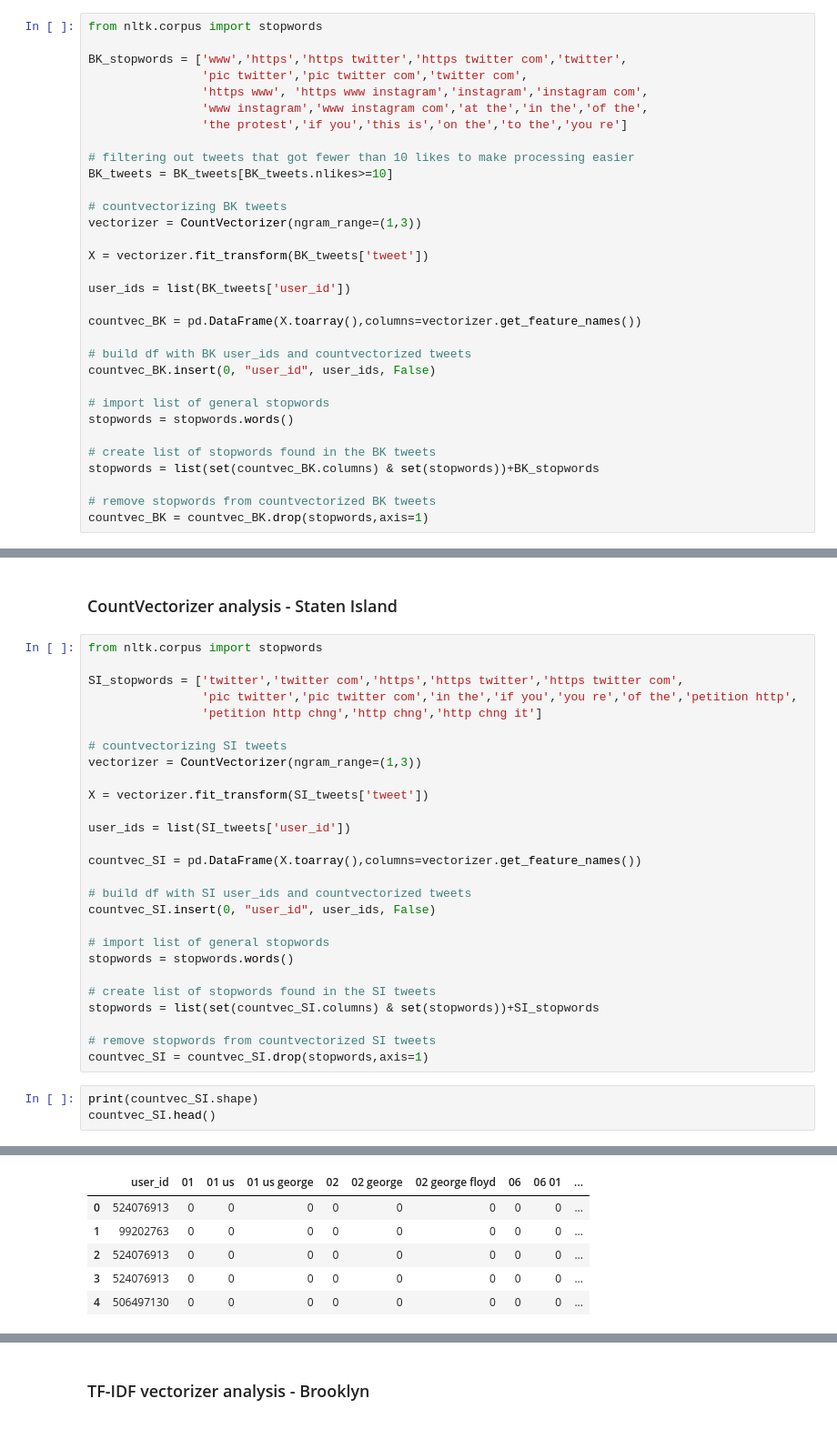
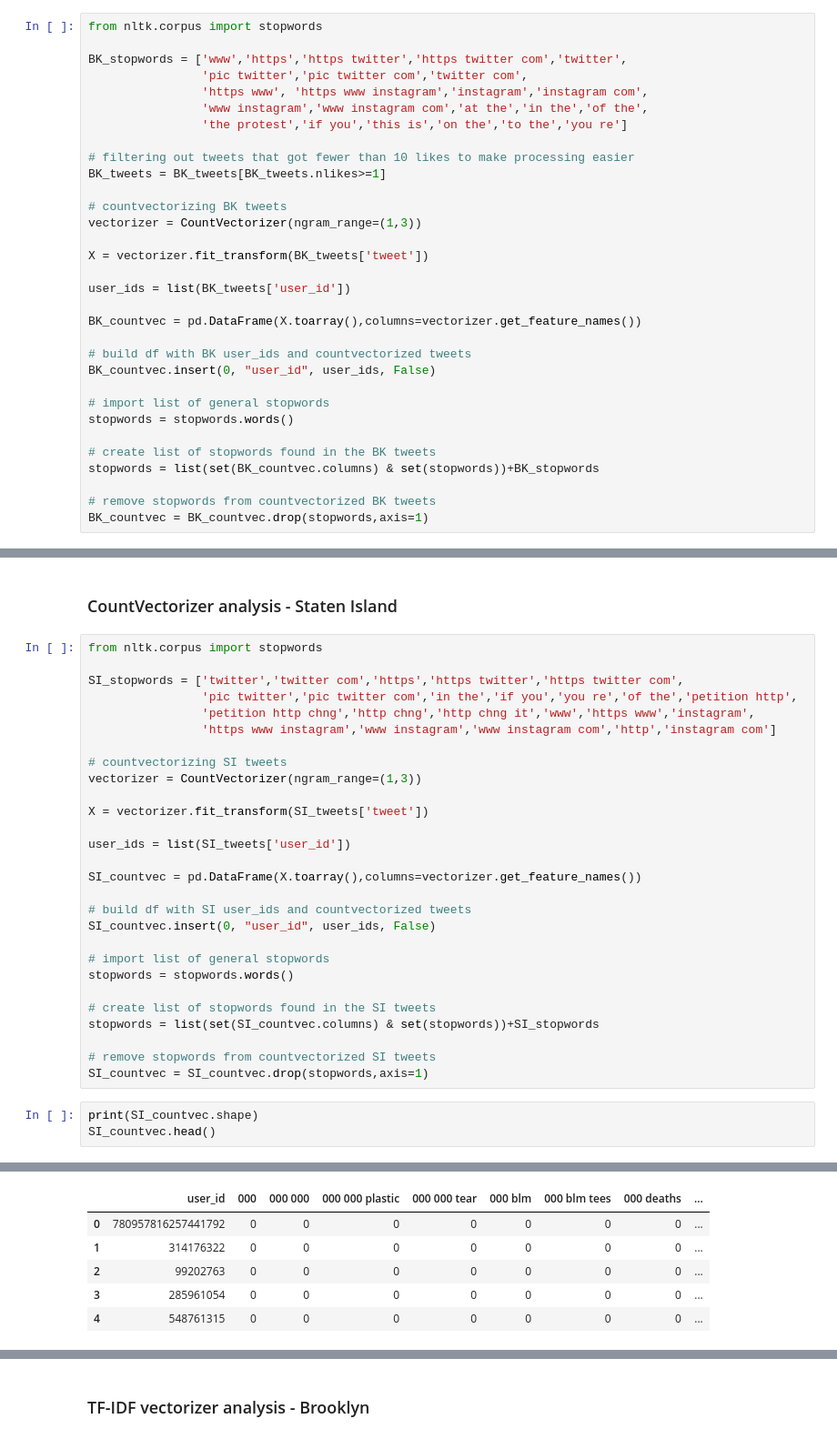
Before and after one commit to LeeTKho/Twitter, a Jupyter notebook: Keyword Analysis.ipynb, the cells around one changed output, grey strips where cells are left out. Shown at 91% size. Drawn from its saved outputs; the diff is of its cells as text.

```diff
--- a/Keyword Analysis.ipynb
+++ b/Keyword Analysis.ipynb
@@ -21,7 +21,7 @@ BK_stopwords = ['www','https','https twitter','https twitter com','twitter',
                 'the protest','if you','this is','on the','to the','you re']
 
 # filtering out tweets that got fewer than 10 likes to make processing easier
-BK_tweets = BK_tweets[BK_tweets.nlikes>=10]
+BK_tweets = BK_tweets[BK_tweets.nlikes>=1]
 
 # countvectorizing BK tweets
 vectorizer = CountVectorizer(ngram_range=(1,3))
@@ -30,17 +30,17 @@ X = vectorizer.fit_transform(BK_tweets['tweet'])
 
 user_ids = list(BK_tweets['user_id'])
 
-countvec_BK = pd.DataFrame(X.toarray(),columns=vectorizer.get_feature_names())
+BK_countvec = pd.DataFrame(X.toarray(),columns=vectorizer.get_feature_names())
 
 # build df with BK user_ids and countvectorized tweets
-countvec_BK.insert(0, "user_id", user_ids, False)
+BK_countvec.insert(0, "user_id", user_ids, False)
 
 # import list of general stopwords
 stopwords = stopwords.words()
 
 # create list of stopwords found in the BK tweets
-stopwords = list(set(countvec_BK.columns) & set(stopwords))+BK_stopwords
+stopwords = list(set(BK_countvec.columns) & set(stopwords))+BK_stopwords
 
 # remove stopwords from countvectorized BK tweets
-countvec_BK = countvec_BK.drop(stopwords,axis=1)
+BK_countvec = BK_countvec.drop(stopwords,axis=1)
 # %%
@@ -92,7 +86,8 @@ from nltk.corpus import stopwords
 
 SI_stopwords = ['twitter','twitter com','https','https twitter','https twitter com',
                 'pic twitter','pic twitter com','in the','if you','you re','of the','petition http',
-                'petition http chng','http chng','http chng it']
+                'petition http chng','http chng','http chng it','www','https www','instagram',
+                'https www instagram','www instagram','www instagram com','http','instagram com']
 
 # countvectorizing SI tweets
 vectorizer = CountVectorizer(ngram_range=(1,3))
@@ -101,20 +96,20 @@ X = vectorizer.fit_transform(SI_tweets['tweet'])
 
 user_ids = list(SI_tweets['user_id'])
 
-countvec_SI = pd.DataFrame(X.toarray(),columns=vectorizer.get_feature_names())
+SI_countvec = pd.DataFrame(X.toarray(),columns=vectorizer.get_feature_names())
 
 # build df with SI user_ids and countvectorized tweets
-countvec_SI.insert(0, "user_id", user_ids, False)
+SI_countvec.insert(0, "user_id", user_ids, False)
 
 # import list of general stopwords
 stopwords = stopwords.words()
 
 # create list of stopwords found in the SI tweets
-stopwords = list(set(countvec_SI.columns) & set(stopwords))+SI_stopwords
+stopwords = list(set(SI_countvec.columns) & set(stopwords))+SI_stopwords
 
 # remove stopwords from countvectorized SI tweets
-countvec_SI = countvec_SI.drop(stopwords,axis=1)
+SI_countvec = SI_countvec.drop(stopwords,axis=1)
 # %%
-print(countvec_SI.shape)
-countvec_SI.head()
+print(SI_countvec.shape)
+SI_countvec.head()
 # %% [output]
@@ -122,6 +117,6 @@ countvec_SI.head()
-|  | user_id | 01 | 01 us | 01 us george | 02 | 02 george | 02 george floyd | 06 | 06 01 | ... |
-| 0 | 524076913 | 0 | 0 | 0 | 0 | 0 | 0 | 0 | 0 | ... |
-| 1 | 99202763 | 0 | 0 | 0 | 0 | 0 | 0 | 0 | 0 | ... |
-| 2 | 524076913 | 0 | 0 | 0 | 0 | 0 | 0 | 0 | 0 | ... |
-| 3 | 524076913 | 0 | 0 | 0 | 0 | 0 | 0 | 0 | 0 | ... |
-| 4 | 506497130 | 0 | 0 | 0 | 0 | 0 | 0 | 0 | 0 | ... |
+|  | user_id | 000 | 000 000 | 000 000 plastic | 000 000 tear | 000 blm | 000 blm tees | 000 deaths | ... |
+| 0 | 780957816257441792 | 0 | 0 | 0 | 0 | 0 | 0 | 0 | ... |
+| 1 | 314176322 | 0 | 0 | 0 | 0 | 0 | 0 | 0 | ... |
+| 2 | 99202763 | 0 | 0 | 0 | 0 | 0 | 0 | 0 | ... |
+| 3 | 285961054 | 0 | 0 | 0 | 0 | 0 | 0 | 0 | ... |
+| 4 | 548761315 | 0 | 0 | 0 | 0 | 0 | 0 | 0 | ... |
```
Also changed, not shown: parts of 6 cells of this notebook, 25 other files.
